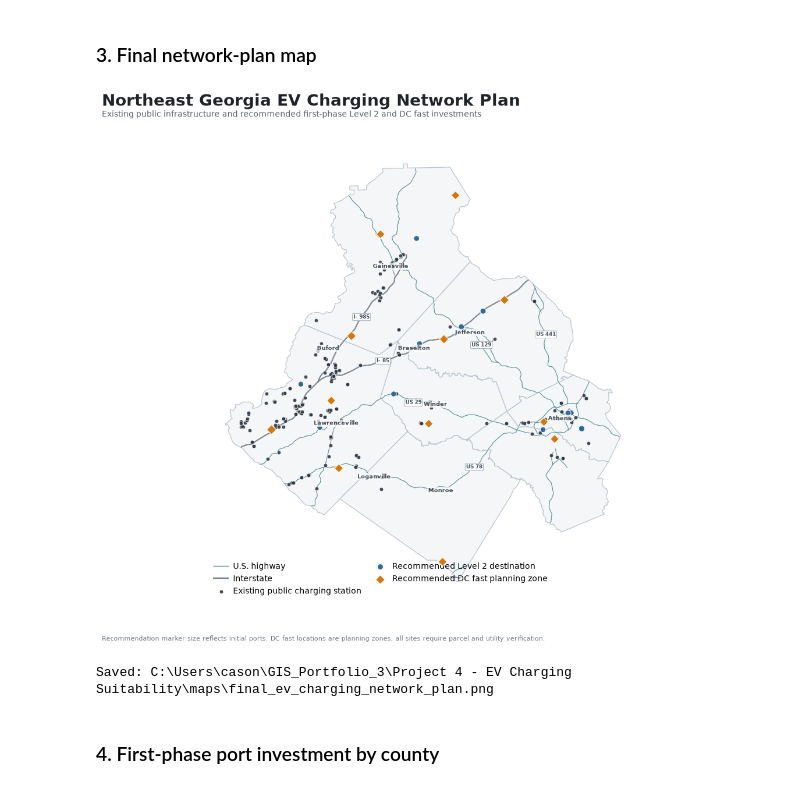
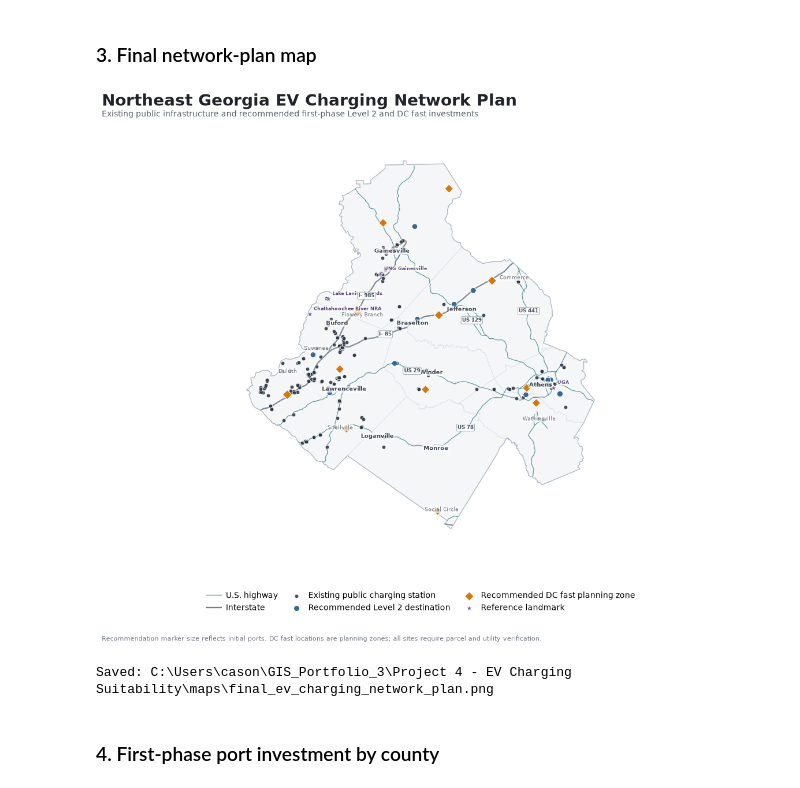
Before and after one commit to casondow/northeast-georgia-ev-charging-suitability, a Jupyter notebook: notebooks/11_final_portfolio_outputs.ipynb, the cells around one changed output. Drawn from its saved outputs; the diff is of its cells as text; code cells hidden in the pictures.

Commit message:
Add landmarks and move map legend below data

```diff
--- a/notebooks/11_final_portfolio_outputs.ipynb
+++ b/notebooks/11_final_portfolio_outputs.ipynb
@@ -67,6 +67,9 @@ us_highways = gpd.read_file(
     ROAD_DIR / "fhwa_hpms_us_highways_study_area.gpkg"
 )
 places = gpd.read_file(BOUNDARY_DIR / "tl_2025_13_place.zip")
+landmarks = gpd.read_file(
+    SPATIAL_DIR / "level2_destination_opportunities.gpkg"
+)
 recommendations = gpd.read_file(
     SPATIAL_DIR / "ranked_ev_charging_recommendations.gpkg"
 )
@@ -162,6 +165,7 @@ recommendation_map = recommendations.to_crs(PROJECTED_CRS)
 interstate_map = interstates.to_crs(PROJECTED_CRS)
 us_highway_map = us_highways.to_crs(PROJECTED_CRS)
 place_map = places.to_crs(PROJECTED_CRS)
+landmark_map = landmarks.to_crs(PROJECTED_CRS)
 study_union = area_map.geometry.union_all()
 
 station_map = station_map.loc[
@@ -176,6 +180,9 @@ us_highway_map = us_highway_map.loc[
 place_map = place_map.loc[
     place_map.geometry.representative_point().within(study_union)
 ].copy()
+landmark_map = landmark_map.loc[
+    landmark_map.geometry.intersects(study_union)
+].copy()
 
 level2_map = recommendation_map.loc[
     recommendation_map["recommendation_type"] == "Level 2 destination"
@@ -186,8 +193,13 @@ dc_map = recommendation_map.loc[
 
 fig, ax = plt.subplots(figsize=(12, 10), facecolor="white")
 area_map.plot(
-    ax=ax, color="#F4F6F8", edgecolor="#BBC3CD", linewidth=0.9,
-    zorder=1,
+    ax=ax, color="#F4F6F8", edgecolor="none", zorder=1,
+)
+area_map.boundary.plot(
+    ax=ax, color="#D7DDE4", linewidth=0.38, zorder=1.2,
+)
+gpd.GeoSeries([study_union], crs=area_map.crs).boundary.plot(
+    ax=ax, color="#AEB8C4", linewidth=0.95, zorder=1.3,
 )
 us_highway_map.plot(
     ax=ax, color="white", linewidth=2.0, alpha=0.95, zorder=2
@@ -232,6 +244,15 @@ city_names = {
     "Monroe": "Monroe",
     "Winder": "Winder",
 }
+secondary_city_names = {
+    "Commerce": "Commerce",
+    "Duluth": "Duluth",
+    "Flowery Branch": "Flowery Branch",
+    "Snellville": "Snellville",
+    "Social Circle": "Social Circle",
+    "Suwanee": "Suwanee",
+    "Watkinsville": "Watkinsville",
+}
 for source_name, display_name in city_names.items():
     city = place_map.loc[place_map["NAME"] == source_name]
     if city.empty:
@@ -248,6 +269,53 @@ for source_name, display_name in city_names.items():
             "alpha": 0.72,
         },
     )
+
+for source_name, display_name in secondary_city_names.items():
+    city = place_map.loc[place_map["NAME"] == source_name]
+    if city.empty:
+        continue
+    point = city.geometry.iloc[0].representative_point()
+    ax.text(
+        point.x, point.y, display_name,
+        ha="center", va="center", fontsize=6.2,
+        color="#66717D", zorder=9,
+        bbox={
+            "boxstyle": "round,pad=0.08",
+            "facecolor": "white",
+            "edgecolor": "none",
+            "alpha": 0.66,
+        },
+    )
+
+landmark_names = {
+    "Lake Lanier Islands Park": "Lake Lanier Islands",
+    "Chattahoochee River National Recreation Area": "Chattahoochee River NRA",
+    "University of North Georgia - Gainesville Campus": "UNG Gainesville",
+    "UGA Park and Ride Upper Lot (E23A)": "UGA",
+}
+selected_landmarks = landmark_map.loc[
+    landmark_map["name"].isin(landmark_names)
+].copy()
+if not selected_landmarks.empty:
+    selected_landmarks.plot(
+        ax=ax, color="#775DA6", marker="*", markersize=65,
+        edgecolor="white", linewidth=0.65,
+        label="Reference landmark", zorder=9.5,
+    )
+    for _, landmark in selected_landmarks.iterrows():
+        ax.annotate(
+            landmark_names[landmark["name"]],
+            xy=(landmark.geometry.x, landmark.geometry.y),
+            xytext=(5, 5), textcoords="offset points",
+            fontsize=6.1, color="#5E477F", weight="bold",
+            zorder=10,
+            bbox={
+                "boxstyle": "round,pad=0.08",
+                "facecolor": "white",
+                "edgecolor": "none",
+                "alpha": 0.72,
+            },
+        )
 
 def add_route_labels(roads, route_numbers, prefix):
     for route_number in route_numbers:
@@ -272,38 +340,41 @@ def add_route_labels(roads, route_numbers, prefix):
         )
 
 add_route_labels(interstate_map, [85, 985], "I-")
 add_route_labels(us_highway_map, [23, 29, 78, 129, 441], "US")
 
 fig.suptitle(
     "Northeast Georgia EV Charging Network Plan",
     x=0.04, y=0.965, ha="left",
     fontsize=20, weight="bold", color="#20242A",
 )
 fig.text(
     0.04, 0.925,
     "Existing public infrastructure and recommended first-phase Level 2 and DC fast investments",
     ha="left", fontsize=10, color="#59616B",
 )
-ax.legend(
-    frameon=False, loc="lower left", ncol=2,
+legend_handles, legend_labels = ax.get_legend_handles_labels()
+fig.legend(
+    legend_handles, legend_labels,
+    frameon=False, loc="lower center",
+    bbox_to_anchor=(0.5, 0.055), ncol=3,
     columnspacing=1.3, handletextpad=0.5,
 )
 ax.set_axis_off()
 fig.text(
-    0.04, 0.025,
+    0.04, 0.018,
     "Recommendation marker size reflects initial ports. DC fast locations are planning zones; all sites require parcel and utility verification.",
     fontsize=8, color="#6B7280",
 )
-fig.subplots_adjust(left=0.03, right=0.97, top=0.88, bottom=0.09)
+fig.subplots_adjust(left=0.03, right=0.97, top=0.88, bottom=0.18)
 
 final_map_path = MAP_DIR / "final_ev_charging_network_plan.png"
 fig.savefig(
     final_map_path, dpi=300, bbox_inches="tight", facecolor="white"
 )
 plt.show()
 print("Saved:", final_map_path)
 # %% [output]
-[figure, old version]
+[figure, new version]
 Saved: C:\Users\cason\GIS_Portfolio_3\Project 4 - EV Charging Suitability\maps\final_ev_charging_network_plan.png
 # %% [markdown]
 ### 4. First-phase port investment by county
```
Also changed, not shown: 1 other file.
